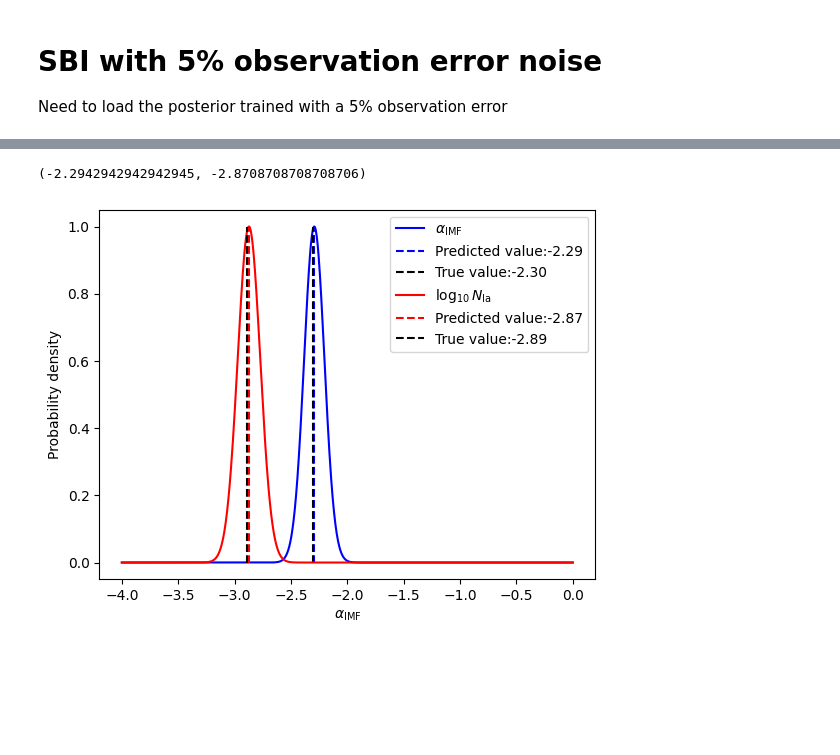
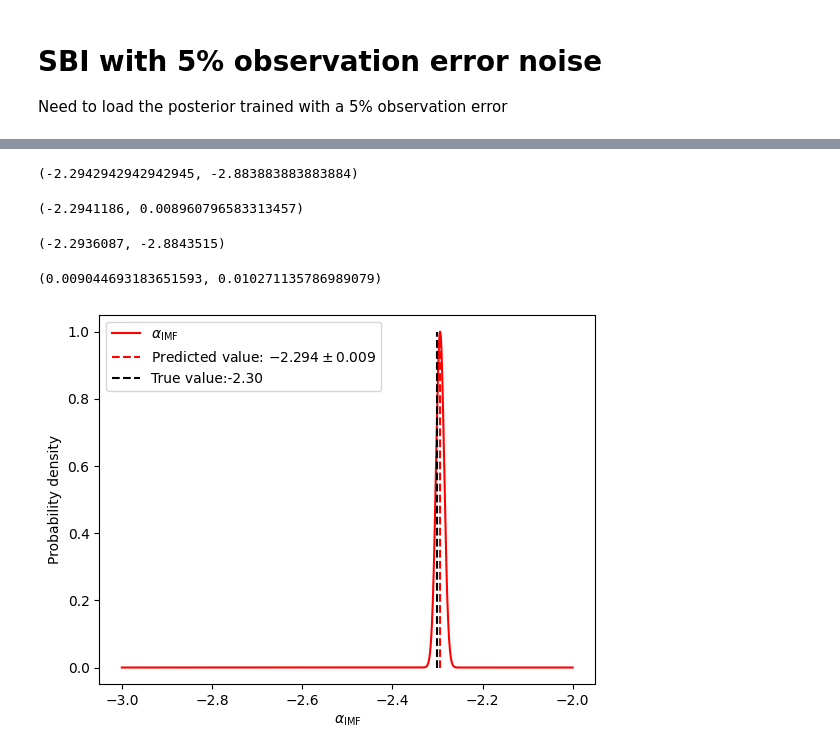
Before and after one commit to bGuenes/sbi_chemical_abundances, a Jupyter notebook: 03_sample_from_posterior.ipynb, the cells around one changed output, grey strips where cells are left out. Drawn from its saved outputs; the diff is of its cells as text; code cells hidden in the pictures; blank space fills up the shorter version.

```diff
--- a/03_sample_from_posterior.ipynb
+++ b/03_sample_from_posterior.ipynb
@@ -64,7 +66,7 @@ global_GP = utils.MultipleIndependent(
 # Simulate data
 With the set global priors and for each $N_{\rm stars}$ a set of local priors, we can simulate the data with the Neural Network.
 # %%
-N_stars = 10
+N_stars = 1000
 simulations = 1000
 
 stars = local_GP.sample((N_stars,))
@@ -127,3 +129,6 @@ alpha_IMF_obs[0].mean()
 # %%
 mu_alpha, sigma_alpha = alpha_IMF_obs.mean(axis=1), alpha_IMF_obs.std(axis=1)
 mu_N_Ia, sigma_N_Ia = log10_N_Ia_obs.mean(axis=1), log10_N_Ia_obs.std(axis=1)
+# %%
+mu_alpha_combined = np.sum(mu_alpha/sigma_alpha**2)/np.sum(1/sigma_alpha**2)
+sigma_alpha_combined = 1/np.sqrt(np.sum(1/sigma_alpha**2))
@@ -130,6 +139,6 @@ mu_N_Ia, sigma_N_Ia = log10_N_Ia_obs.mean(axis=1), log10_N_Ia_obs.std(axis=1)
 # %%
-x_alpha = np.linspace(-4, 0, 1000)
-x_N_Ia = np.linspace(-4, 0, 1000)
+x_alpha = np.linspace(-3, -2, 1000)
+x_N_Ia = np.linspace(-3, -2, 1000)
 # %%
 log_pdf_alpha = np.zeros_like(x_alpha)
 log_pdf_N_Ia = np.zeros_like(x_N_Ia)
@@ -143,19 +152,31 @@ for i in range(len(mu_alpha)):
 # %%
 x_alpha[log_pdf_alpha.argmax()], x_N_Ia[log_pdf_N_Ia.argmax()]
 # %% [output]
-(-2.2942942942942945, -2.8708708708708706)
+(-2.2942942942942945, -2.883883883883884)
+# %%
+mu_alpha_combined, sigma_alpha_combined
+# %% [output]
+(-2.2941186, 0.008960796583313457)
+# %%
+alpha_IMF_obs.mean(), log10_N_Ia_obs.mean()
+# %% [output]
+(-2.2936087, -2.8843515)
+# %%
+alpha_IMF_obs.std()/np.sqrt(len(alpha_IMF_obs)), log10_N_Ia_obs.std()/np.sqrt(len(log10_N_Ia_obs))
+# %% [output]
+(0.009044693183651593, 0.010271135786989079)
 # %%
-plt.plot(x_alpha, np.exp(log_pdf_alpha- log_pdf_alpha.max()), label=r'$\alpha_{\rm IMF}$', color='b')
-plt.vlines(x_alpha[log_pdf_alpha.argmax()], 0, 1, color='b', linestyle='--', label=r'Predicted value:{:.2f}'.format(x_alpha[log_pdf_alpha.argmax()]))
+#plt.plot(x_alpha, np.exp(log_pdf_alpha- log_pdf_alpha.max()), label=r'$\alpha_{\rm IMF}$', color='b')
+plt.plot(x_alpha, norm.pdf(x_alpha, mu_alpha_combined, sigma_alpha_combined)/norm.pdf(mu_alpha_combined, mu_alpha_combined, sigma_alpha_combined), label=r'$\alpha_{\rm IMF}$', color='r')
+plt.vlines(x_alpha[log_pdf_alpha.argmax()], 0, 1, linestyle='--', label=rf'Predicted value: ${mu_alpha_combined:.3f} \pm {sigma_alpha_combined:.3f}$', color='r')
 plt.vlines(global_params[0,0], 0, 1, color='k', linestyle='--', label=r'True value:{:.2f}'.format(global_params[0,0]))
 
-plt.plot(x_N_Ia, np.exp(log_pdf_N_Ia- log_pdf_N_Ia.max()), label=r'$\log_{10} N_{\rm Ia}$', color='r')
-plt.vlines(x_N_Ia[log_pdf_N_Ia.argmax()], 0, 1, color='r', linestyle='--', label=r'Predicted value:{:.2f}'.format(x_N_Ia[log_pdf_N_Ia.argmax()]))
-plt.vlines(global_params[0,1], 0, 1, color='k', linestyle='--', label=r'True value:{:.2f}'.format(global_params[0,1]))
+#plt.plot(x_alpha, norm.pdf(x_alpha, alpha_IMF_obs.mean(), alpha_IMF_obs.std()/np.sqrt(len(alpha_IMF_obs)))/norm.pdf(alpha_IMF_obs.mean(), alpha_IMF_obs.mean(), alpha_IMF_obs.std()/np.sqrt(len(alpha_IMF_obs))), label=r'mean of means', color='r')
+
 
 plt.xlabel(r'$\alpha_{\rm IMF}$')
 plt.ylabel('Probability density')
 plt.legend()
 plt.show()
 # %% [output]
-[figure, old version]
+[figure, new version]
```
Also changed, not shown: parts of 7 cells of this notebook, 3 other files.
